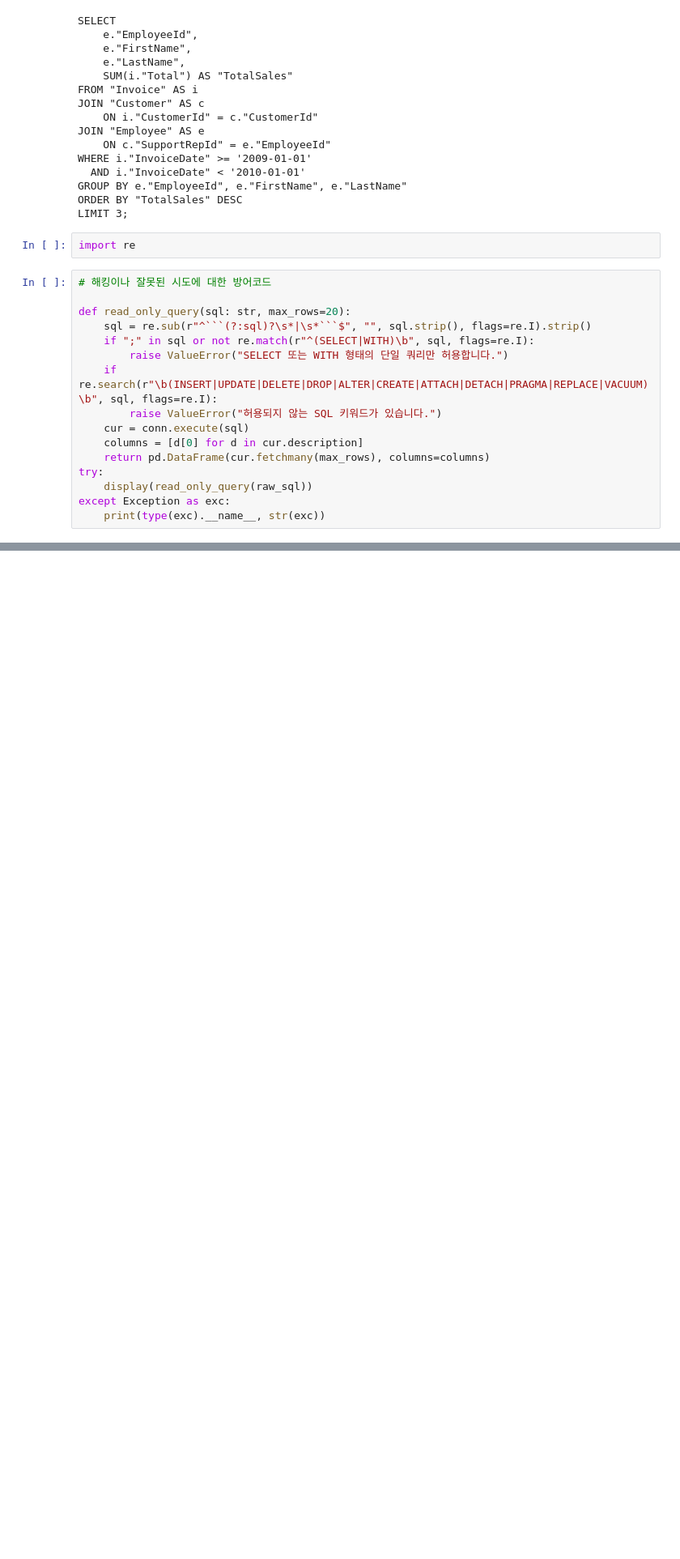
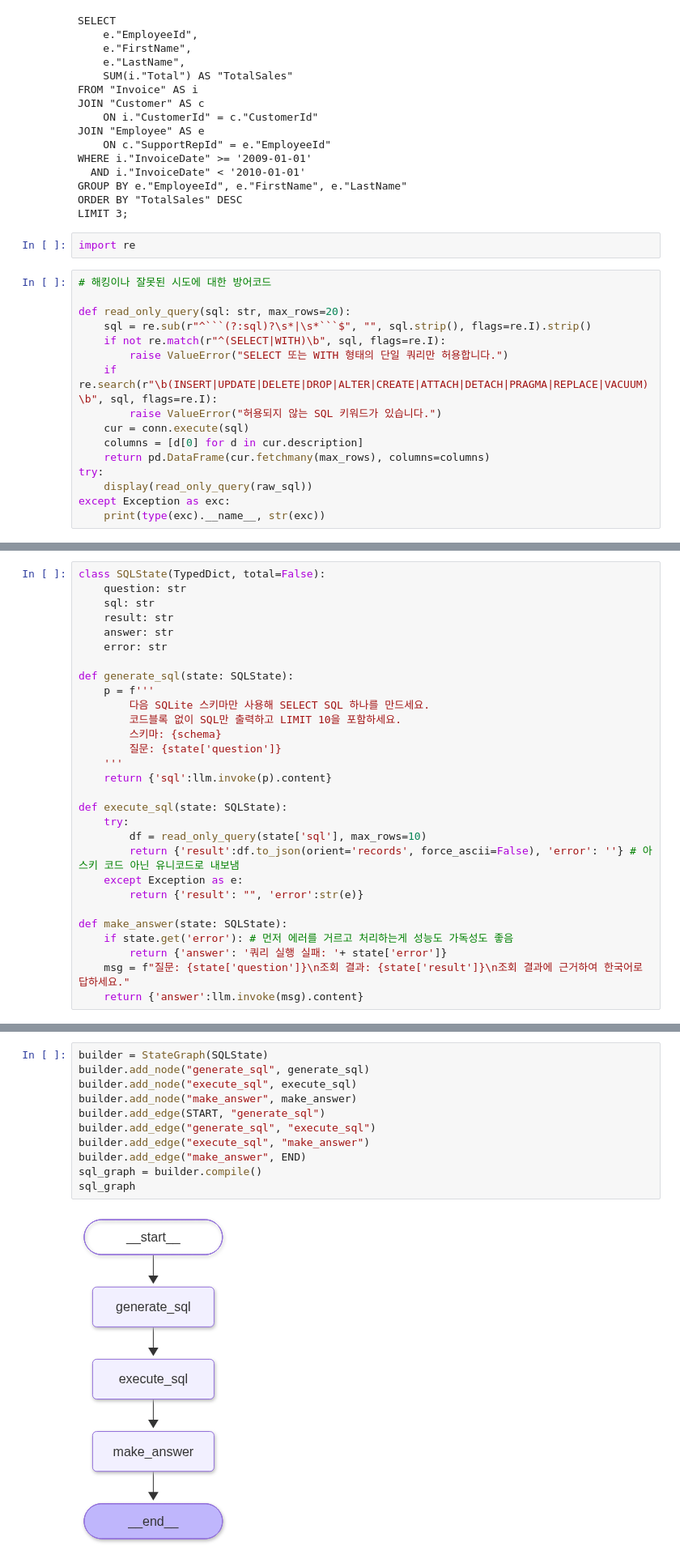
Before and after one commit to harwoon/14_Agent, a Jupyter notebook: 3_SQL을 작성하는 RAG.ipynb, the cells around one changed output, grey strips where cells are left out. Shown at 81% size. Cells and saved outputs as stored; diff of their text form; blank space fills up the shorter version.

````diff
--- a/3_SQL을 작성하는 RAG.ipynb
+++ b/3_SQL을 작성하는 RAG.ipynb
@@ -198,7 +198,7 @@ import re
 
 def read_only_query(sql: str, max_rows=20):
     sql = re.sub(r"^```(?:sql)?\s*|\s*```$", "", sql.strip(), flags=re.I).strip()
-    if ";" in sql or not re.match(r"^(SELECT|WITH)\b", sql, flags=re.I):
+    if not re.match(r"^(SELECT|WITH)\b", sql, flags=re.I):
         raise ValueError("SELECT 또는 WITH 형태의 단일 쿼리만 허용합니다.")
     if re.search(r"\b(INSERT|UPDATE|DELETE|DROP|ALTER|CREATE|ATTACH|DETACH|PRAGMA|REPLACE|VACUUM)\b", sql, flags=re.I):
         raise ValueError("허용되지 않는 SQL 키워드가 있습니다.")
@@ -213,0 +234,29 @@ ValueError SELECT 또는 WITH 형태의 단일 쿼리만 허용합니다.
+# %%
+class SQLState(TypedDict, total=False):
+    question: str
+    sql: str
+    result: str
+    answer: str
+    error: str
+
+def generate_sql(state: SQLState):
+    p = f'''
+        다음 SQLite 스키마만 사용해 SELECT SQL 하나를 만드세요.
+        코드블록 없이 SQL만 출력하고 LIMIT 10을 포함하세요.
+        스키마: {schema}
+        질문: {state['question']}
+    '''
+    return {'sql':llm.invoke(p).content}
+
+def execute_sql(state: SQLState):
+    try:
+        df = read_only_query(state['sql'], max_rows=10)
+        return {'result':df.to_json(orient='records', force_ascii=False), 'error': ''} # 아스키 코드 아닌 유니코드로 내보냄
+    except Exception as e:
+        return {'result': "", 'error':str(e)}
+
+def make_answer(state: SQLState):
+    if state.get('error'): # 먼저 에러를 거르고 처리하는게 성능도 가독성도 좋음
+        return {'answer': '쿼리 실행 실패: '+ state['error']}
+    msg = f"질문: {state['question']}\n조회 결과: {state['result']}\n조회 결과에 근거하여 한국어로 답하세요."
+    return {'answer':llm.invoke(msg).content}
@@ -213,0 +266,13 @@ ValueError SELECT 또는 WITH 형태의 단일 쿼리만 허용합니다.
+# %%
+builder = StateGraph(SQLState)
+builder.add_node("generate_sql", generate_sql)
+builder.add_node("execute_sql", execute_sql)
+builder.add_node("make_answer", make_answer)
+builder.add_edge(START, "generate_sql")
+builder.add_edge("generate_sql", "execute_sql")
+builder.add_edge("execute_sql", "make_answer")
+builder.add_edge("make_answer", END)
+sql_graph = builder.compile()
+sql_graph
+# %% [output]
+[figure, added]
````
Also changed, not shown: parts of 10 cells of this notebook, 3 other files.
